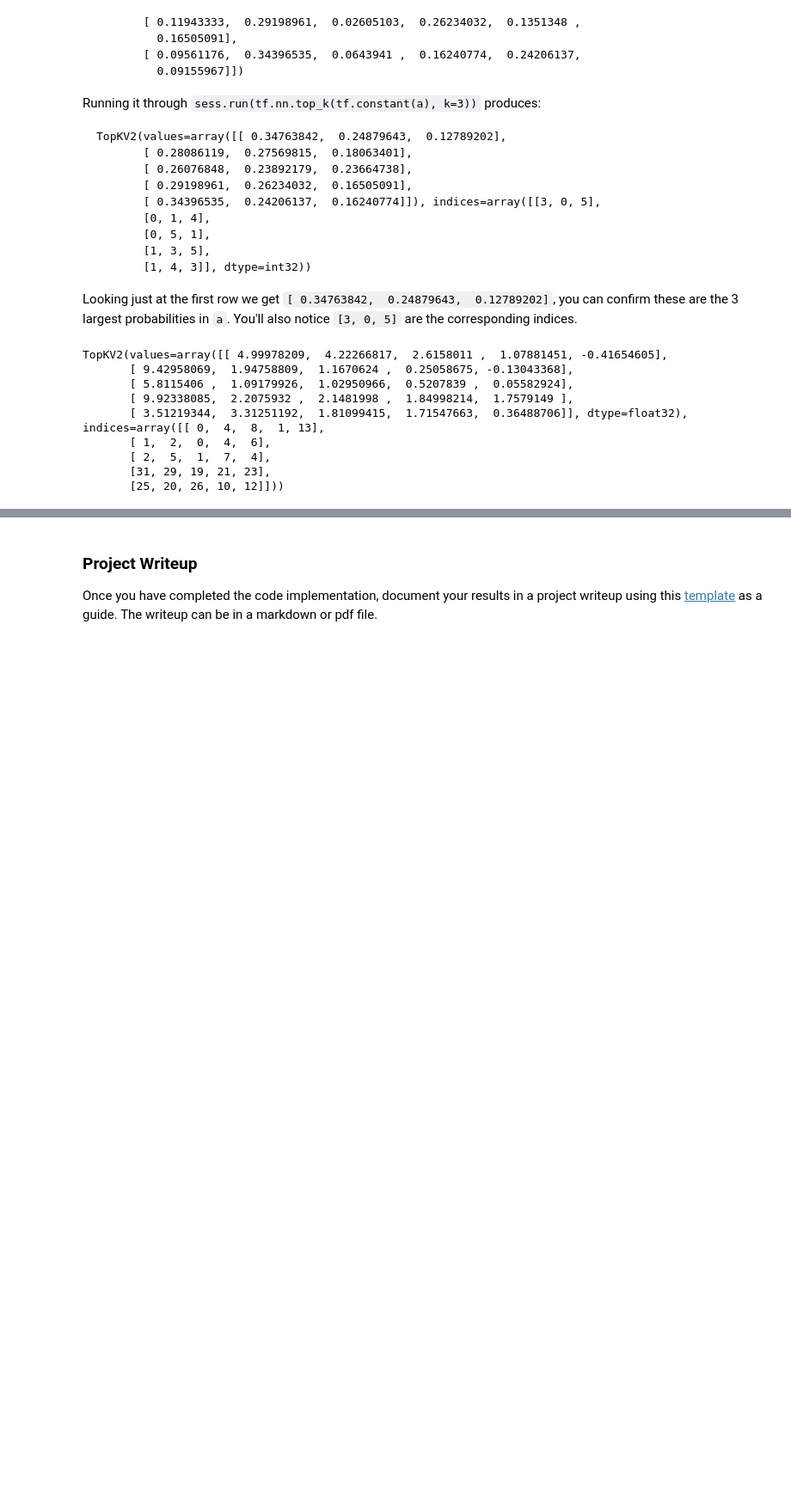
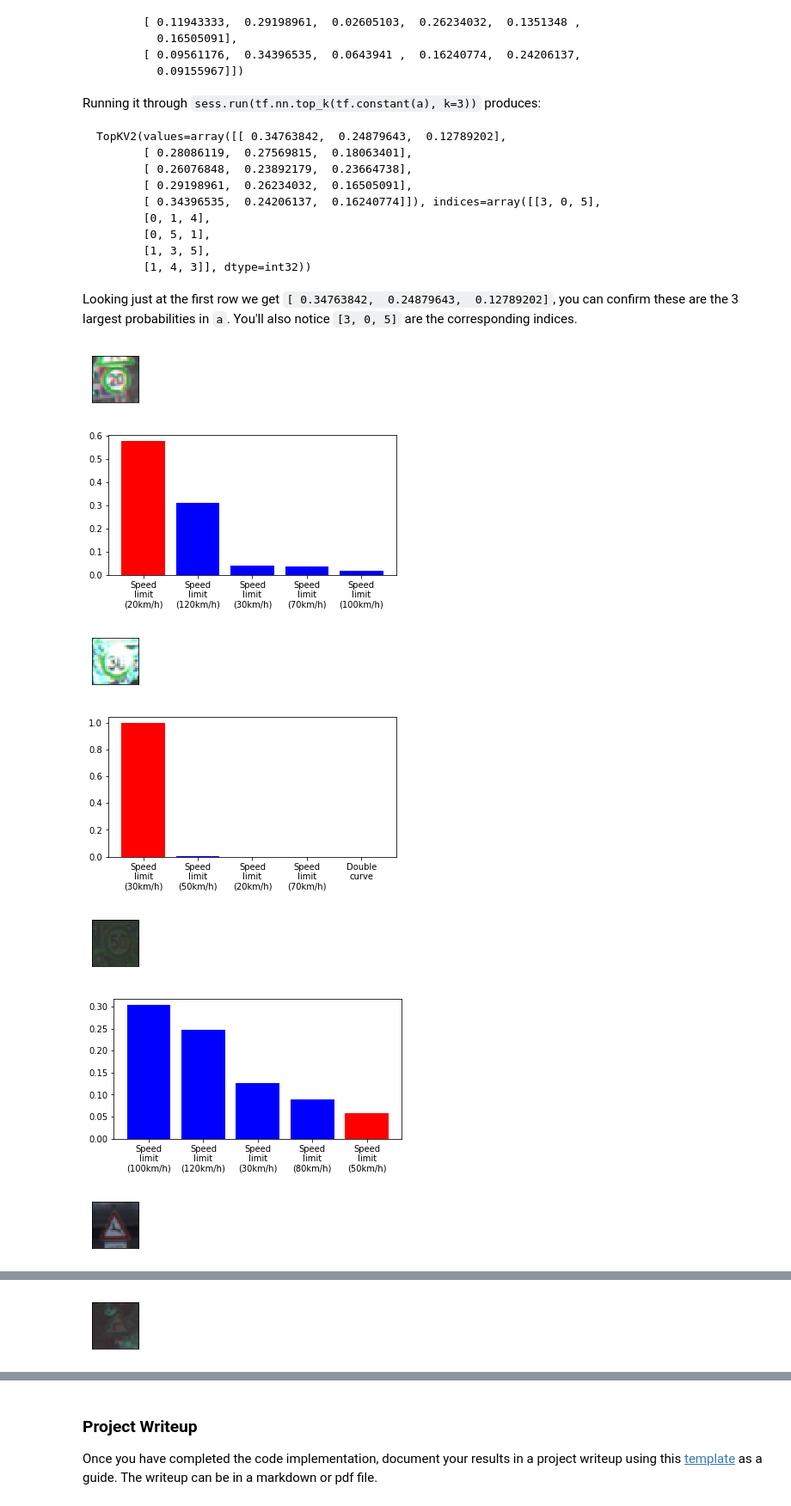
Before and after one commit to jakubkid/trafficSign, a Jupyter notebook: Traffic_Sign_Classifier.ipynb, the cells around one changed output, grey strips where cells are left out. Shown at 86% size. Drawn from its saved outputs; the diff is of its cells as text; code cells hidden in the pictures; blank space fills up the shorter version.

Commit message:
Improve Softmax Probabilities visualization

```diff
--- a/Traffic_Sign_Classifier.ipynb
+++ b/Traffic_Sign_Classifier.ipynb
@@ -193,8 +193,11 @@ X_test = (X_test-128.0)/128.0
 import numpy as np
 import tensorflow as tf
 from tensorflow.contrib.layers import flatten
-
+layer1Conv = tf.Variable(tf.zeros([28,28,6]))
+layer2Conv = tf.Variable(tf.zeros([10,10,16]))
 def LeNet(x):
+    global layer1Conv
+    global layer2Conv
     # Arguments used for tf.truncated_normal, randomly defines variables for the weights and biases for each layer
     mu = 0
     sigma = 0.1
@@ -207,9 +210,9 @@ def LeNet(x):
     padding = 'VALID'
     # https://www.tensorflow.org/versions/r0.11/api_docs/python/nn.html#conv2d
     # `tf.nn.conv2d` does not include the bias computation so we have to add it ourselves after.
-    layer1 = tf.nn.conv2d(x, layer1Weights, strides, padding) + layer1Bias
+    layer1Conv = tf.nn.conv2d(x, layer1Weights, strides, padding) + layer1Bias
     # Activation relu.
-    layer1 = tf.nn.relu(layer1)
+    layer1 = tf.nn.relu(layer1Conv)
     # Pooling. Input = 28x28x6. Output = 14x14x6.
     filter_shape = [1, 2, 2, 1]
     strides = [1, 2, 2, 1]
@@ -222,9 +225,9 @@ def LeNet(x):
     # stride for each dimension (batch_size, height, width, depth)
     strides = [1, 1, 1, 1]
     padding = 'VALID'
-    layer2 = tf.nn.conv2d(layer1, layer2Weights, strides, padding) + layer2Bias
+    layer2Conv = tf.nn.conv2d(layer1, layer2Weights, strides, padding) + layer2Bias
     # Activation relu.
-    layer2 = tf.nn.relu(layer2)
+    layer2 = tf.nn.relu(layer2Conv)
     # Pooling. Input = 10x10x16. Output = 5x5x16.
     filter_shape = [1, 2, 2, 1]
     strides = [1, 2, 2, 1]
@@ -246,6 +249,7 @@ def LeNet(x):
     layer4Bias = tf.Variable(tf.zeros(84))
     layer4 = tf.add(tf.matmul(layer3, layer4Weights), layer4Bias)
     # Activation, sigmoid.
+    #layer4 = tf.nn.relu(layer4)
     layer4 = tf.nn.sigmoid(layer4)
     # Layer 5: Fully Connected. Input = 84. Output = 43.
     layer5Weights = tf.Variable(tf.truncated_normal([84, 43], mu, sigma))
@@ -456,17 +460,37 @@ Looking just at the first row we get `[ 0.34763842,  0.24879643,  0.12789202]`,
 # %%
 ### Print out the top five softmax probabilities for the predictions on the German traffic sign images found on the web.
 ### Feel free to use as many code cells as needed.
+import csv
+from textwrap import wrap
 with tf.Session() as sess:
     saver.restore(sess, tf.train.latest_checkpoint('.'))
-    firstFive = sess.run(tf.nn.top_k(logits, k=5), feed_dict={x: images})
-    print (firstFive)
+    firstFive = sess.run(tf.nn.top_k(tf.nn.softmax(logits), k=5), feed_dict={x: images})
+    positions = range(len(imageList))
+    with open('signnames.csv', mode='r') as infile:
+        reader = csv.reader(infile)
+        signsNames = {rows[0]:rows[1] for rows in reader}
+    for(classes, prob, expClass, imgName) in zip(firstFive.indices, firstFive.values, imagesClass, imageList):
+        colorsList = []
+        names = ['\n'.join(wrap(signsNames[str(index)],10)) for index in classes]
+        for signIdx in classes:
+            if signIdx == expClass:
+                colorsList.append('red')
+            else:
+                colorsList.append('blue')
+        plt.figure(figsize=(1,1))
+        fig = plt.imshow(mpimg.imread(imgName))
+        fig.axes.get_xaxis().set_visible(False)
+        fig.axes.get_yaxis().set_visible(False)
+        plt.show()
+        plt.figure(figsize=(6,3))
+        plt.bar(positions, prob, align='center', color=colorsList)
+        plt.xticks(positions, names)
+        plt.show()
 # %% [output]
-TopKV2(values=array([[ 4.99978209,  4.22266817,  2.6158011 ,  1.07881451, -0.41654605],
-       [ 9.42958069,  1.94758809,  1.1670624 ,  0.25058675, -0.13043368],
-       [ 5.8115406 ,  1.09179926,  1.02950966,  0.5207839 ,  0.05582924],
-       [ 9.92338085,  2.2075932 ,  2.1481998 ,  1.84998214,  1.7579149 ],
-       [ 3.51219344,  3.31251192,  1.81099415,  1.71547663,  0.36488706]], dtype=float32), indices=array([[ 0,  4,  8,  1, 13],
-       [ 1,  2,  0,  4,  6],
-       [ 2,  5,  1,  7,  4],
-       [31, 29, 19, 21, 23],
-       [25, 20, 26, 10, 12]]))
+[figure, added]
+[figure, added]
+[figure, added]
+[figure, added]
+[figure, added]
+[figure, added]
+[figure, added]
@@ -472,0 +498 @@ TopKV2(values=array([[ 4.99978209,  4.22266817,  2.6158011 ,  1.07881451, -0.416
+[figure, added]
```
Also changed, not shown: parts of 8 cells of this notebook, 4 other files.
